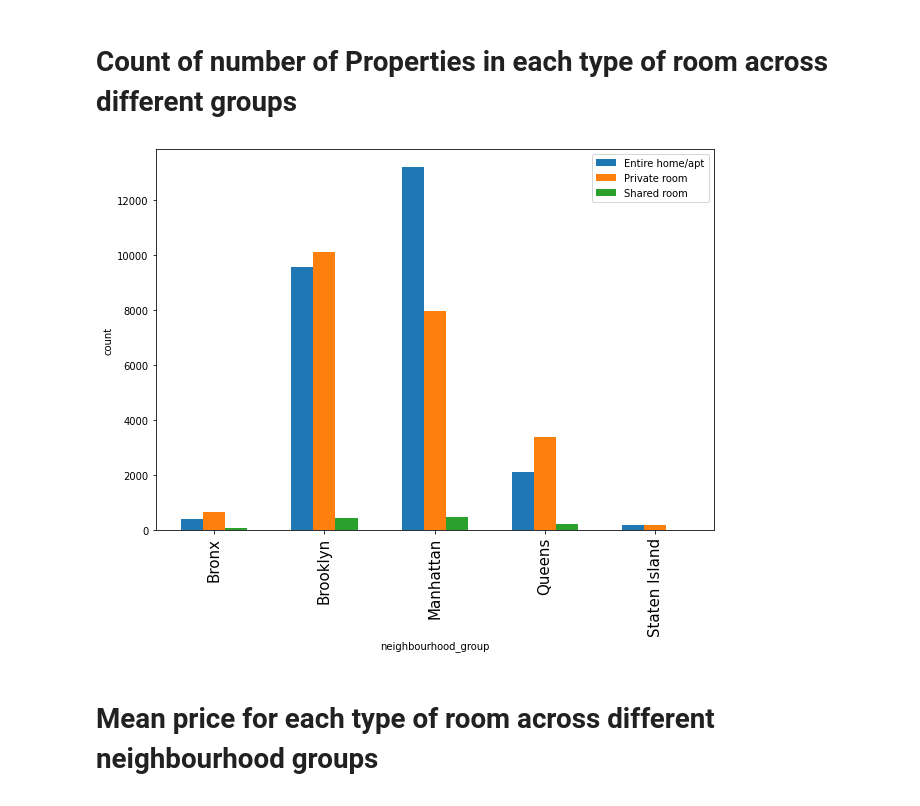
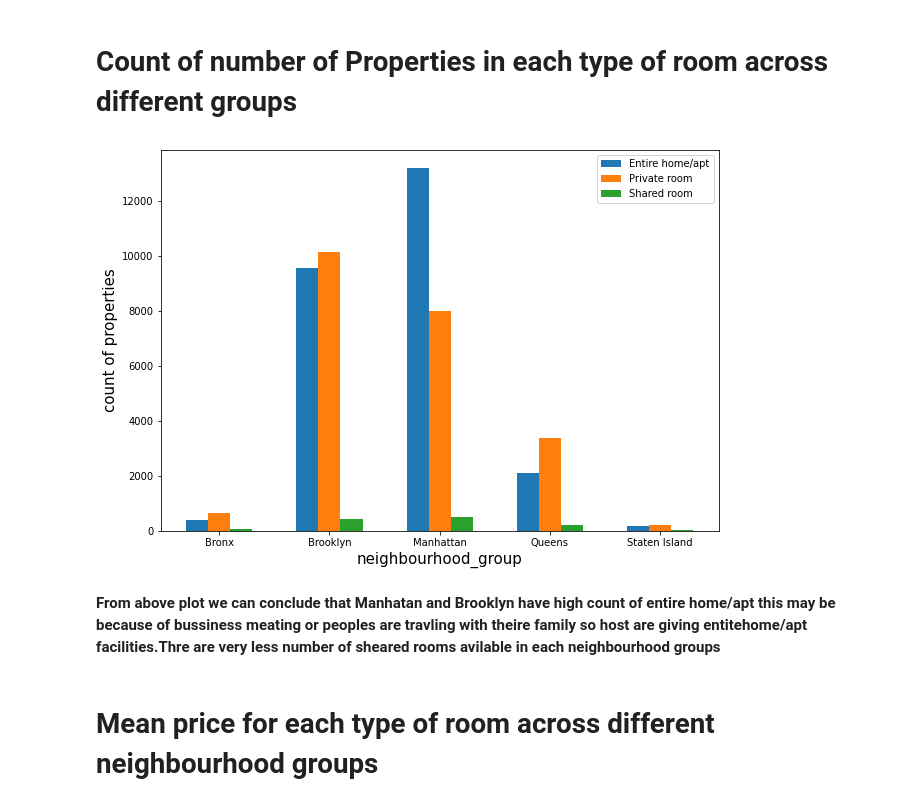
Before and after one commit to Shubhankitsirvaiya/Airbnb, a Jupyter notebook: Complete_Airbnb_Bookings_Analysis_Capstone_Project.ipynb, the cells around one changed output. Drawn from its saved outputs; the diff is of its cells as text; code cells hidden in the pictures.

```diff
--- a/Complete_Airbnb_Bookings_Analysis_Capstone_Project.ipynb
+++ b/Complete_Airbnb_Bookings_Analysis_Capstone_Project.ipynb
@@ -22,7 +24,7 @@ import matplotlib.pyplot as plt
 %matplotlib inline
 import seaborn as sns
 # %%
-df=pd.read_csv('/content/drive/MyDrive/Airbnb NYC 2019.csv')
+df=pd.read_csv('/content/drive/MyDrive/Copy of Airbnb NYC 2019.csv')
 # %%
 df.head()
 # %% [output]
@@ -103,0 +135,21 @@ df.head()
+# %%
+def minimum_night_cat(x):
+  if x==1:
+    return 'one day'
+  if x>1 and x<=3:
+    return '2-3 days'
+  if x>3 and x<7:
+    return 'few days'
+  elif x==7:
+    return '1 week'
+  elif x>7 and x<=29:
+    return 'less than 1 month'
+  elif x==30:
+    return '1 month'
+  elif x>30 and x<180:
+    return 'more than a month'
+  elif x>=180 and x<=365:
+    return 'more than half year'
+  elif x>365:
+    return 'more than a year'
+df['minimum_night_cat']=df['minimum_nights'].apply(minimum_night_cat)
@@ -196,30 +218,28 @@ we can look or reason for that!!
 # %%
 a=df.groupby('neighbourhood_group')['room_type'].value_counts().unstack()
 
 plt.figure(figsize=(10,7))
 w=0.2
 
 
 bar1=np.arange(5)
 bar2=[w+i for i in bar1]
 bar3=[w+i for i in bar2]
 plt.bar(bar1,list(a['Entire home/apt']),w,label='Entire home/apt')
 plt.bar(bar2,list(a['Private room']),w,label='Private room')
 plt.bar(bar3,list(a['Shared room']),w,label='Shared room')
 
-plt.xlabel('neighbourhood_group',size=10)
-plt.ylabel('count',size=10)
+plt.xlabel('neighbourhood_group',size=15)
+plt.ylabel('count of properties',size=15)
 plt.title('',size=20)
-plt.xticks(bar1+2*w/2,a.index,rotation=90,fontsize=15)
+plt.xticks(bar1+2*w/2,a.index)
 plt.legend()
-              #plt.xticks(rotation=90)
+
 plt.show()
-              #ptl.xticks(bar1+w/2,df['month_number'])
-
-## from here we can get the insights of which neighbourhood group has most number of property count for each type of room.
-##
 # %% [output]
-[figure, old version]
+[figure, new version]
+# %% [markdown]
+**From above plot we can conclude that Manhatan and Brooklyn have high  count of entire home/apt this may be because of bussiness meating or peoples are travling with theire family so host are giving entitehome/apt facilities.Thre are very less number of sheared rooms avilable in each neighbourhood groups**
 # %% [markdown]
 # Mean price for each type of room across different neighbourhood groups
 # %%
```
Also changed, not shown: parts of 49 cells of this notebook.
